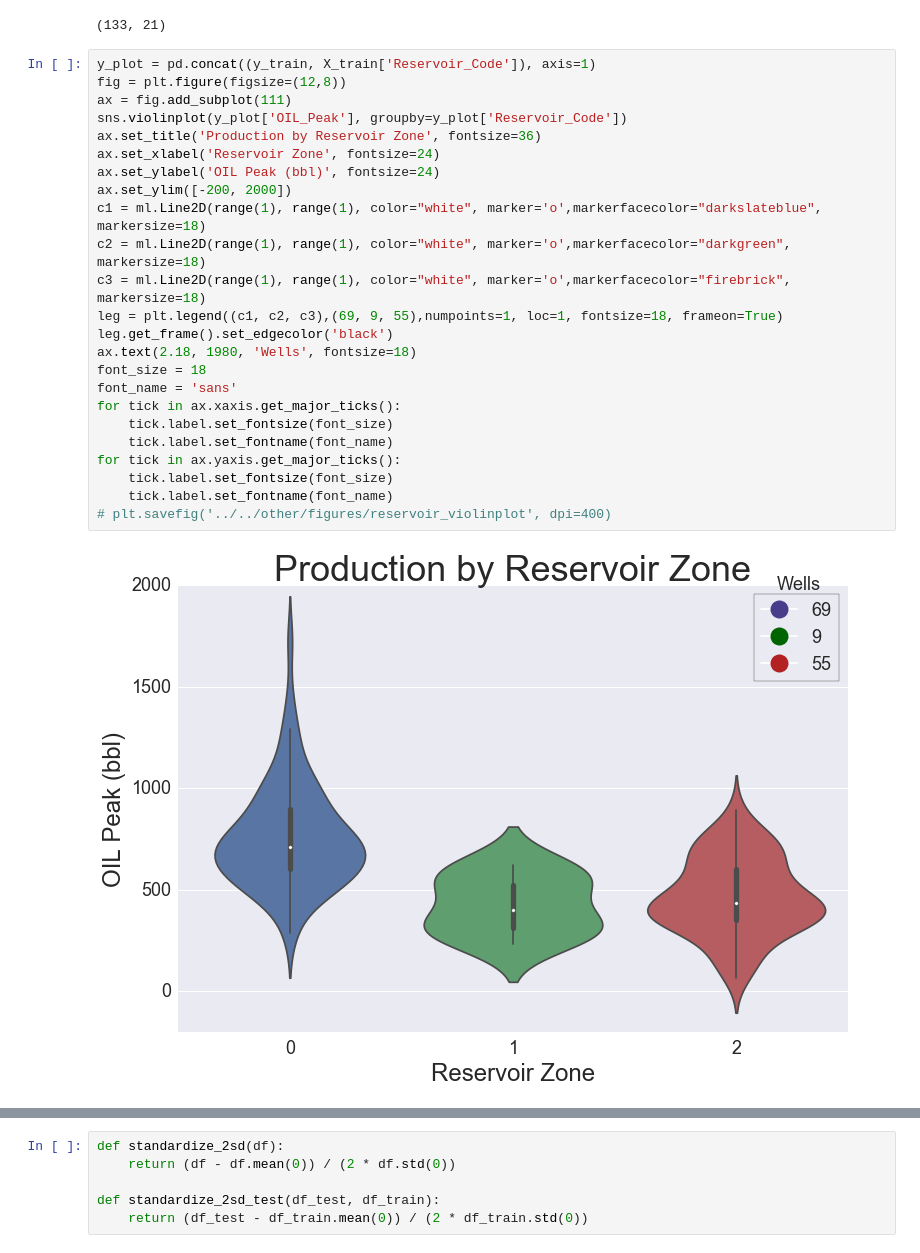
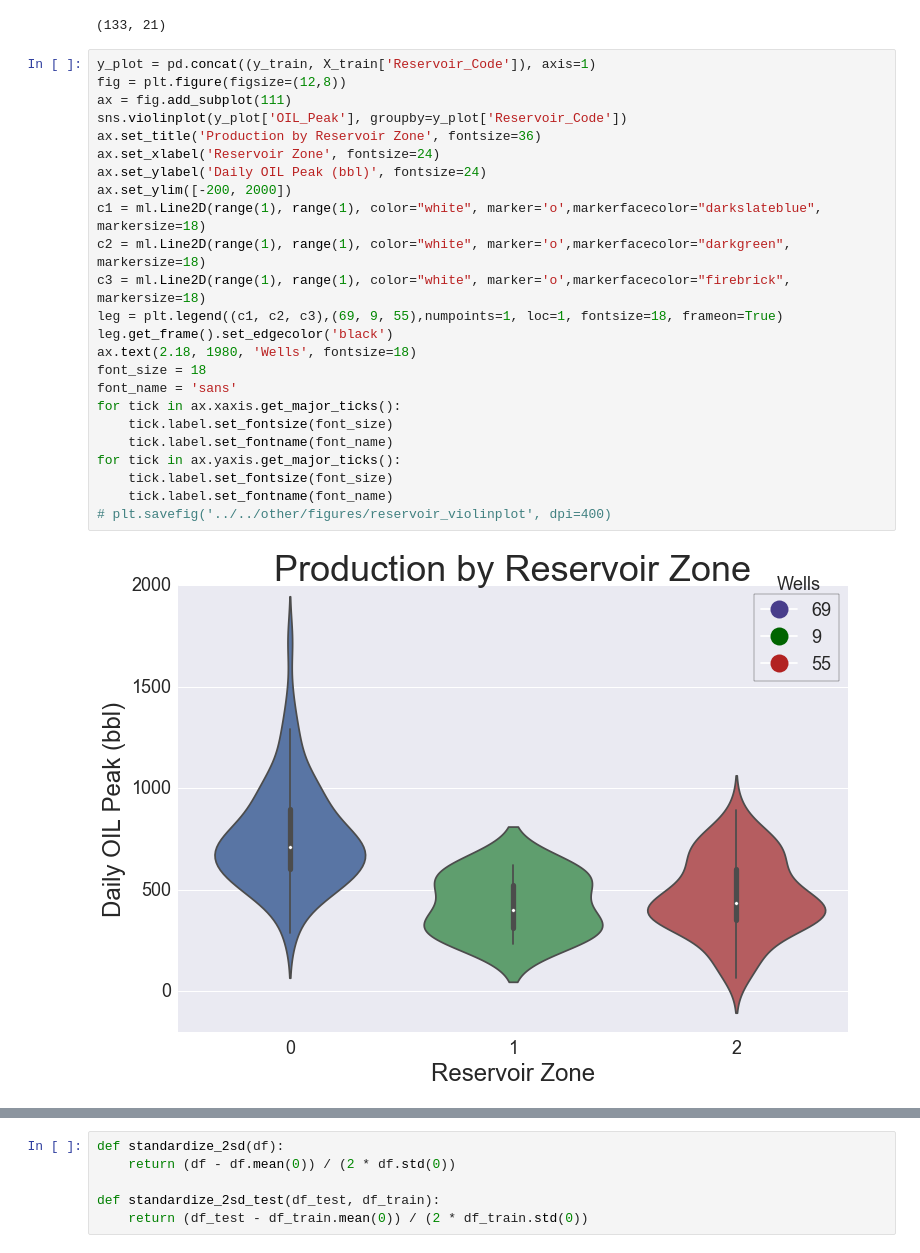
Before and after one commit to jpgrana/bayesian-approach-predicting-well-production, a Jupyter notebook: notebooks/model_reservoir.ipynb, the cells around one changed output, grey strips where cells are left out. Cells and saved outputs as stored; diff of their text form.

```diff
--- a/notebooks/model_reservoir.ipynb
+++ b/notebooks/model_reservoir.ipynb
@@ -56,29 +56,29 @@ X_train.shape
 # %%
 y_plot = pd.concat((y_train, X_train['Reservoir_Code']), axis=1)
 fig = plt.figure(figsize=(12,8))
 ax = fig.add_subplot(111)
 sns.violinplot(y_plot['OIL_Peak'], groupby=y_plot['Reservoir_Code'])
 ax.set_title('Production by Reservoir Zone', fontsize=36)
 ax.set_xlabel('Reservoir Zone', fontsize=24)
-ax.set_ylabel('OIL Peak (bbl)', fontsize=24)
+ax.set_ylabel('Daily OIL Peak (bbl)', fontsize=24)
 ax.set_ylim([-200, 2000])
 c1 = ml.Line2D(range(1), range(1), color="white", marker='o',markerfacecolor="darkslateblue", markersize=18)
 c2 = ml.Line2D(range(1), range(1), color="white", marker='o',markerfacecolor="darkgreen", markersize=18)
 c3 = ml.Line2D(range(1), range(1), color="white", marker='o',markerfacecolor="firebrick", markersize=18)
 leg = plt.legend((c1, c2, c3),(69, 9, 55),numpoints=1, loc=1, fontsize=18, frameon=True)
 leg.get_frame().set_edgecolor('black')
 ax.text(2.18, 1980, 'Wells', fontsize=18)
 font_size = 18
 font_name = 'sans'
 for tick in ax.xaxis.get_major_ticks():
     tick.label.set_fontsize(font_size)
     tick.label.set_fontname(font_name)
 for tick in ax.yaxis.get_major_ticks():
     tick.label.set_fontsize(font_size)
     tick.label.set_fontname(font_name)
 # plt.savefig('../../other/figures/reservoir_violinplot', dpi=400)
 # %% [output]
-[figure, old version]
+[figure, new version]
 # %%
 y_plot = pd.concat((y_train, X_train['Field_Code']), axis=1)
 fig = plt.figure(figsize=(12,8))
```
Also changed, not shown: parts of 1 cell of this notebook, 2 other files.
